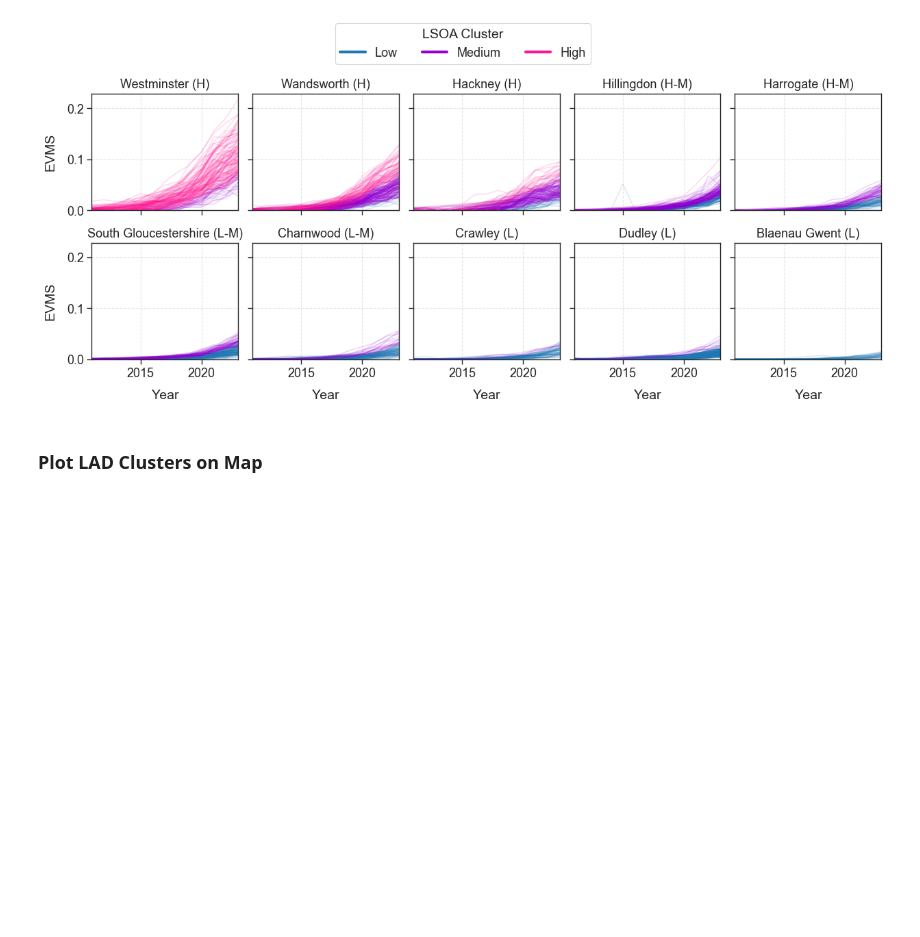
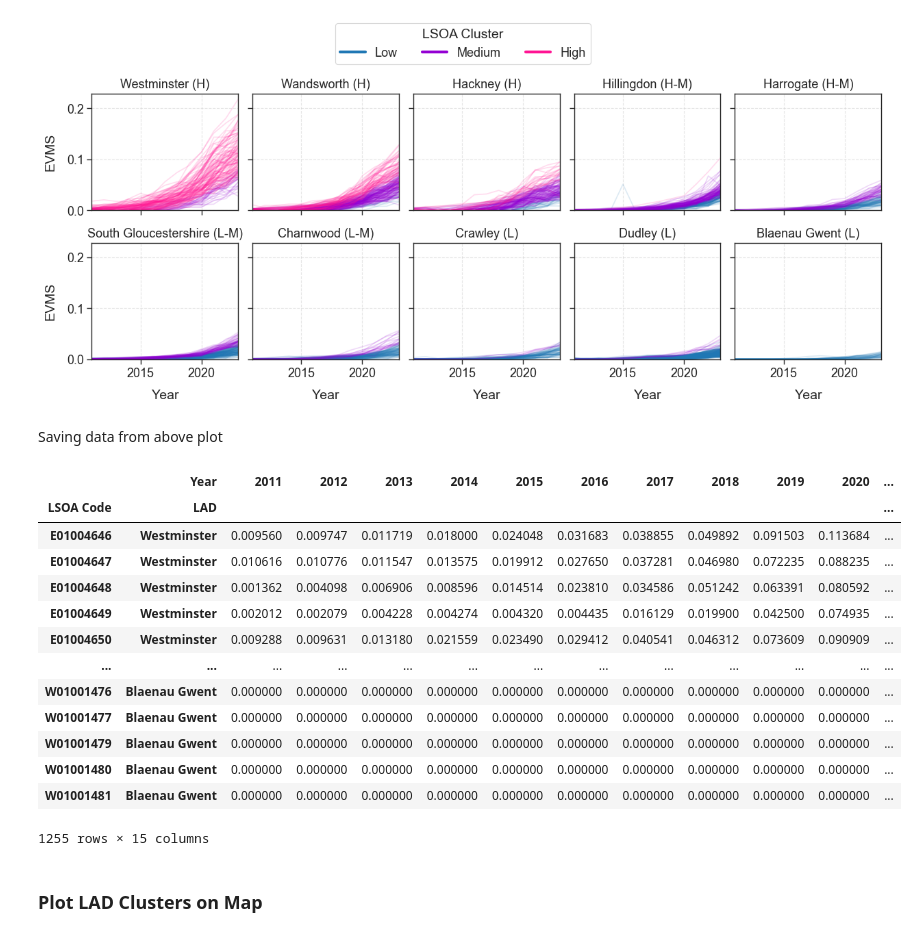
Before and after one commit to isaacflower/EVAdoptionForecastingFramework, a Jupyter notebook: notebooks/main.ipynb, the cells around one changed output. Drawn from its saved outputs; the diff is of its cells as text; code cells hidden in the pictures; blank space fills up the shorter version.

Commit message:
Updated data saving code

```diff
--- a/notebooks/main.ipynb
+++ b/notebooks/main.ipynb
@@ -1090,3 +1094,22 @@ plt.savefig('../figures/selected_lad_profiles_horizontal.pdf', bbox_inches="tigh
 plt.show()
 # %% [output]
 [figure]
+# %% [markdown]
+Saving data from above plot
+# %%
+lsoa_df.loc[:, lad_array, :]
+# %% [output]
+|  | Year | 2011 | 2012 | 2013 | 2014 | 2015 | 2016 | 2017 | 2018 | 2019 | 2020 | ... |
+| LSOA Code | LAD |  |  |  |  |  |  |  |  |  |  | ... |
+| E01004646 | Westminster | 0.009560 | 0.009747 | 0.011719 | 0.018000 | 0.024048 | 0.031683 | 0.038855 | 0.049892 | 0.091503 | 0.113684 | ... |
+| E01004647 | Westminster | 0.010616 | 0.010776 | 0.011547 | 0.013575 | 0.019912 | 0.027650 | 0.037281 | 0.046980 | 0.072235 | 0.088235 | ... |
+| E01004648 | Westminster | 0.001362 | 0.004098 | 0.006906 | 0.008596 | 0.014514 | 0.023810 | 0.034586 | 0.051242 | 0.063391 | 0.080592 | ... |
+| E01004649 | Westminster | 0.002012 | 0.002079 | 0.004228 | 0.004274 | 0.004320 | 0.004435 | 0.016129 | 0.019900 | 0.042500 | 0.074935 | ... |
+| E01004650 | Westminster | 0.009288 | 0.009631 | 0.013180 | 0.021559 | 0.023490 | 0.029412 | 0.040541 | 0.046312 | 0.073609 | 0.090909 | ... |
+| ... | ... | ... | ... | ... | ... | ... | ... | ... | ... | ... | ... | ... |
+| W01001476 | Blaenau Gwent | 0.000000 | 0.000000 | 0.000000 | 0.000000 | 0.000000 | 0.000000 | 0.000000 | 0.000000 | 0.000000 | 0.000000 | ... |
+| W01001477 | Blaenau Gwent | 0.000000 | 0.000000 | 0.000000 | 0.000000 | 0.000000 | 0.000000 | 0.000000 | 0.000000 | 0.000000 | 0.000000 | ... |
+| W01001479 | Blaenau Gwent | 0.000000 | 0.000000 | 0.000000 | 0.000000 | 0.000000 | 0.000000 | 0.000000 | 0.000000 | 0.000000 | 0.000000 | ... |
+| W01001480 | Blaenau Gwent | 0.000000 | 0.000000 | 0.000000 | 0.000000 | 0.000000 | 0.000000 | 0.000000 | 0.000000 | 0.000000 | 0.000000 | ... |
+| W01001481 | Blaenau Gwent | 0.000000 | 0.000000 | 0.000000 | 0.000000 | 0.000000 | 0.000000 | 0.000000 | 0.000000 | 0.000000 | 0.000000 | ... |
+1255 rows × 15 columns
```
Also changed, not shown: parts of 13 cells of this notebook.
